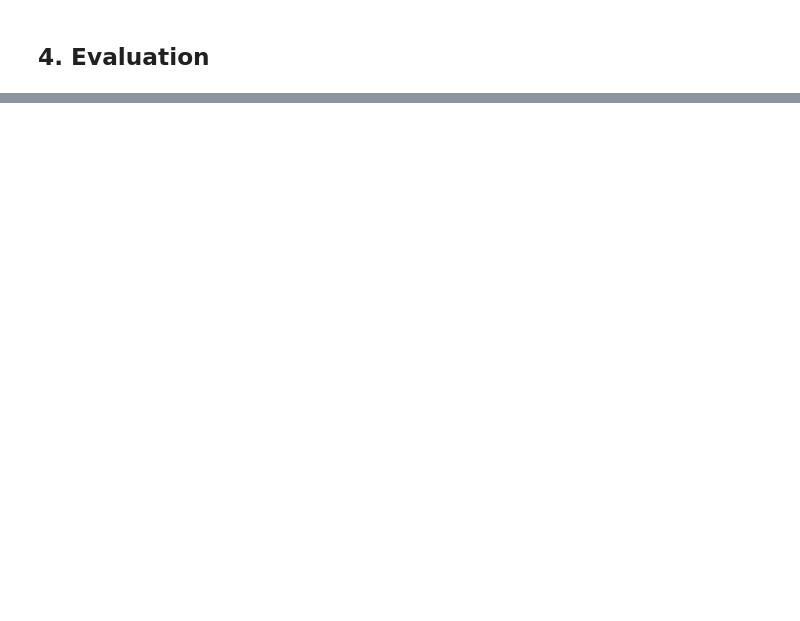
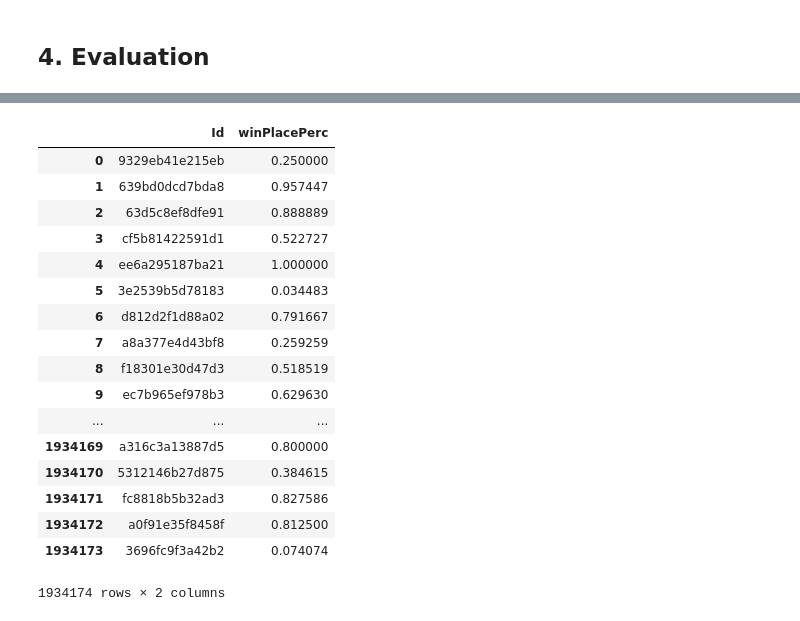
Before and after one commit to zhaoyutim/pubg_MLP, a Jupyter notebook: pubg_team_tim.ipynb, the cells around one changed output, grey strips where cells are left out. Saved outputs shown, nothing was run; the diff lists cells and outputs as text; code cells hidden in the pictures; blank space fills up the shorter version.

```diff
--- a/pubg_team_tim.ipynb
+++ b/pubg_team_tim.ipynb
@@ -185,3 +287,26 @@ df_test = df_test.merge(aux, how='left', on=['matchId','groupId'])
 submission = df_test[['Id', 'winPlacePerc']]
 
 submission.to_csv('submission.csv', index=False)
+# %%
+df_submission = pd.read_csv('submission.csv')
+# %%
+df_submission
+# %% [output]
+|  | Id | winPlacePerc |
+| 0 | 9329eb41e215eb | 0.250000 |
+| 1 | 639bd0dcd7bda8 | 0.957447 |
+| 2 | 63d5c8ef8dfe91 | 0.888889 |
+| 3 | cf5b81422591d1 | 0.522727 |
+| 4 | ee6a295187ba21 | 1.000000 |
+| 5 | 3e2539b5d78183 | 0.034483 |
+| 6 | d812d2f1d88a02 | 0.791667 |
+| 7 | a8a377e4d43bf8 | 0.259259 |
+| 8 | f18301e30d47d3 | 0.518519 |
+| 9 | ec7b965ef978b3 | 0.629630 |
+| ... | ... | ... |
+| 1934169 | a316c3a13887d5 | 0.800000 |
+| 1934170 | 5312146b27d875 | 0.384615 |
+| 1934171 | fc8818b5b32ad3 | 0.827586 |
+| 1934172 | a0f91e35f8458f | 0.812500 |
+| 1934173 | 3696fc9f3a42b2 | 0.074074 |
+1934174 rows × 2 columns
```
Also changed, not shown: parts of 13 cells of this notebook.
